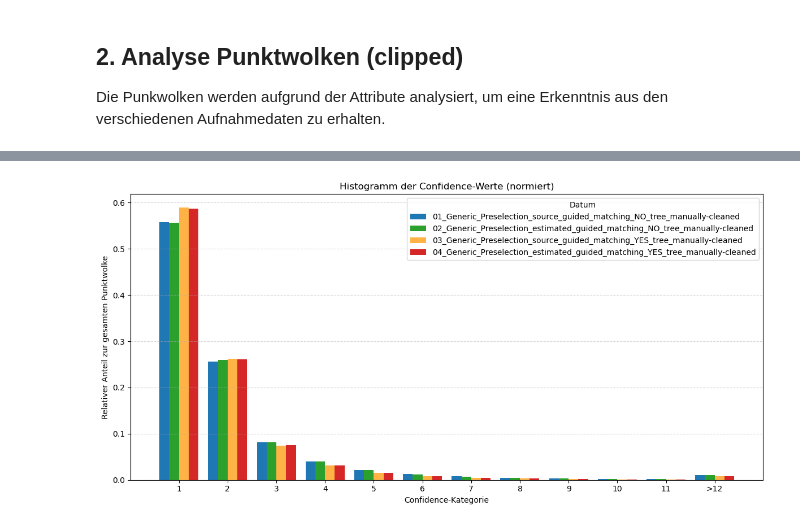
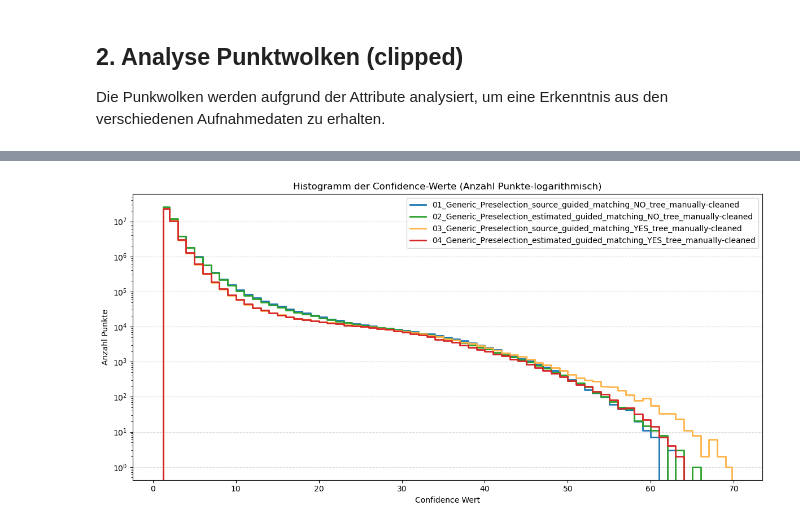
Before and after one commit to naamp/BTh11_Trieblaengenwachstum, a Jupyter notebook: 10_ImageAlignement_Testing/10_B3_ImageAlignement_Testing_PointCloud_tree_cleaned_Confidence.ipynb, the cells around one changed output, grey strips where cells are left out. Drawn from its saved outputs; the diff is of its cells as text; code cells hidden in the pictures.

Commit message:
20250428_1_MTSC
Update / Clean up Code and Stats from 10_ImageAlignementTesting

```diff
--- a/10_ImageAlignement_Testing/10_B3_ImageAlignement_Testing_PointCloud_tree_cleaned_Confidence.ipynb
+++ b/10_ImageAlignement_Testing/10_B3_ImageAlignement_Testing_PointCloud_tree_cleaned_Confidence.ipynb
@@ -46,73 +634,71 @@ In dieser Visualisierung werden alle Punkte der Punktwolken im Grundlagenverzeic
 # %%
+#============================================ Histogramm-Confidence-Werte - ANZAHL PUNKTE / LOGARITHMISCH ============================================
+
 import os
 import glob
 import numpy as np
 import laspy
 import matplotlib.pyplot as plt
 
 # Verzeichnis mit den LAS-Dateien
 las_dir = "D:\\BTh11_Asuwertung_PC\\fhnw_code\\BTh11_Trieblaengenwachstum\\10_ImageAlignement_Testing\\100_BaseData\\PointCloud\\pc_tree_cleaned"
 
-# Alle LAS-Dateien im Verzeichnis finden
+# Alle .las-Dateien im Verzeichnis finden
 las_files = sorted(glob.glob(os.path.join(las_dir, "*.las")))
-
 if not las_files:
     raise FileNotFoundError(f"Keine LAS-Dateien im Verzeichnis gefunden: {las_dir}")
 
-# Bins definieren: 1–12, letzte Kategorie >12
-bins = list(np.arange(1, 13)) + [np.inf]
-bin_labels = [str(i) for i in range(1, 12)] + [">12"]
-
-# Funktion zur Berechnung des normalisierten Histogramms der Confidence-Werte
-def compute_confidence_histogram(file_path):
+# Funktion, um die Confidence-Werte aus einer LAS-Datei zu extrahieren
+def get_confidence_values(file_path):
     las = laspy.read(file_path)
     if "confidence" not in las.point_format.dimension_names:
         raise ValueError(f"Feld 'confidence' fehlt in Datei: {file_path}")
-    confidence = las['confidence']
-    counts, _ = np.histogram(confidence, bins=bins)
-    total = np.sum(counts)
-    norm_counts = counts / total if total > 0 else np.zeros_like(counts)
-    return norm_counts
+    return las['confidence']
 
-# Farbpalette (z. B. aus Tableau / Plotly / ColorBrewer etc.)
+# Daten vorbereiten
+confidence_data = {}
+min_vals = []
+max_vals = []
+
+for file in las_files:
+    try:
+        conf = get_confidence_values(file)
+        confidence_data[file] = conf
+        min_vals.append(np.min(conf))
+        max_vals.append(np.max(conf))
+    except Exception as e:
+        print(f"Fehler bei Datei {file}: {e}")
+
+# Gemeinsames Binning für alle Dateien
+min_conf = min(min_vals)
+max_conf = max(max_vals)
+len_bins = max_conf - min_conf + 1
+bins = np.linspace(int(min_conf), int(max_conf), int(len_bins))
+
+# Bin-Zentren berechnen
+bin_centers = (bins[:-1] + bins[1:]) / 2
+x_extended = np.concatenate(([bins[0]], bin_centers, [bins[-1]]))
+
+# Plot vorbereiten
+fig, ax = plt.subplots(figsize=(12, 6))
 colors = ["#1f77b4", "#2ca02c", "#FFB347", "#d62728"]
 
-# Histogramme berechnen und speichern
-hist_data = []
-labels = []
+# Für jede Datei das Histogramm berechnen und als Stufenplot darstellen
+for i, (file, conf) in enumerate(confidence_data.items()):
+    hist, _ = np.histogram(conf, bins=bins, density=False)
+    y_extended = np.concatenate(([0], hist, [0]))
+    label = os.path.splitext(os.path.basename(file))[0]
+    ax.step(x_extended, y_extended, where="mid", label=label, linewidth=2, color=colors[i % len(colors)])
 
-for idx, file in enumerate(las_files):
-    try:
-        hist = compute_confidence_histogram(file)
-        hist_data.append(hist)
-        # Optional: Nur das Datum aus dem Dateinamen extrahieren
-        basename = os.path.basename(file)
-        label = os.path.splitext(basename)[0]  # z.B. "20250224"
-        labels.append(label)
-    except Exception as e:
-        print(f"Fehler beim Verarbeiten von {file}: {e}")
-
-# Plot vorbereiten
-x = np.arange(len(bin_labels))  # Positionen der Kategorien
-width = 0.8 / len(hist_data)  # Balkenbreite dynamisch anpassen
-
-fig, ax = plt.subplots(figsize=(12, 6))
-
-# Für jede Datei Balken zeichnen
-for i, (hist, label) in enumerate(zip(hist_data, labels)):
-    offset = (i - len(hist_data)/2) * width + width/2
-    ax.bar(x + offset, hist, width=width, label=label, color=colors[i % len(colors)])
-
-# Achsen & Layout
-ax.set_xticks(x)
-ax.set_xticklabels(bin_labels)
-ax.set_xlabel("Confidence-Kategorie")
-ax.set_ylabel("Relativer Anteil zur gesamten Punktwolke")
-ax.set_title("Histogramm der Confidence-Werte (normiert)")
-ax.legend(title="Datum")
+# Achsenbeschriftung & Layout
+ax.set_xlabel("Confidence Wert")
+ax.set_ylabel("Anzahl Punkte")
+ax.set_title("Histogramm der Confidence-Werte (Anzahl Punkte-logarithmisch)")
+ax.set_yscale("log")
 ax.grid(axis="y", linestyle="--", alpha=0.5)
+ax.legend(loc="upper right")
 
 plt.tight_layout()
 plt.show()
 # %% [output]
-[figure, old version]
+[figure, new version]
```
Also changed, not shown: parts of 35 cells of this notebook, 1 other file.
